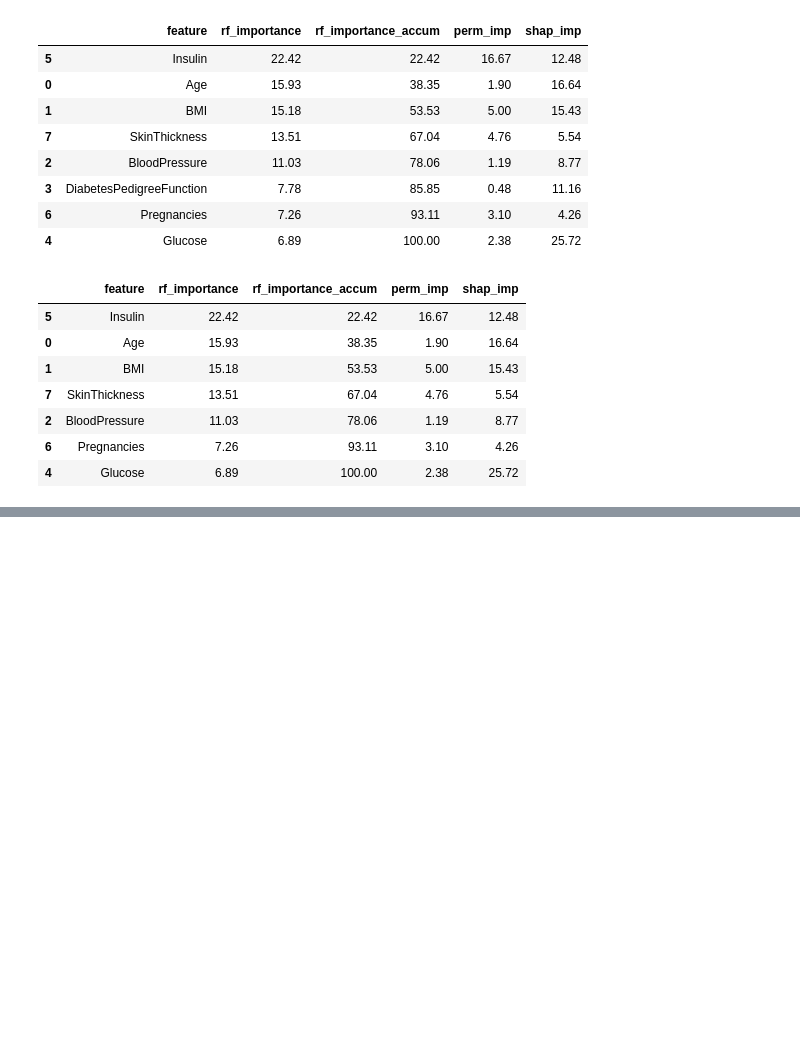
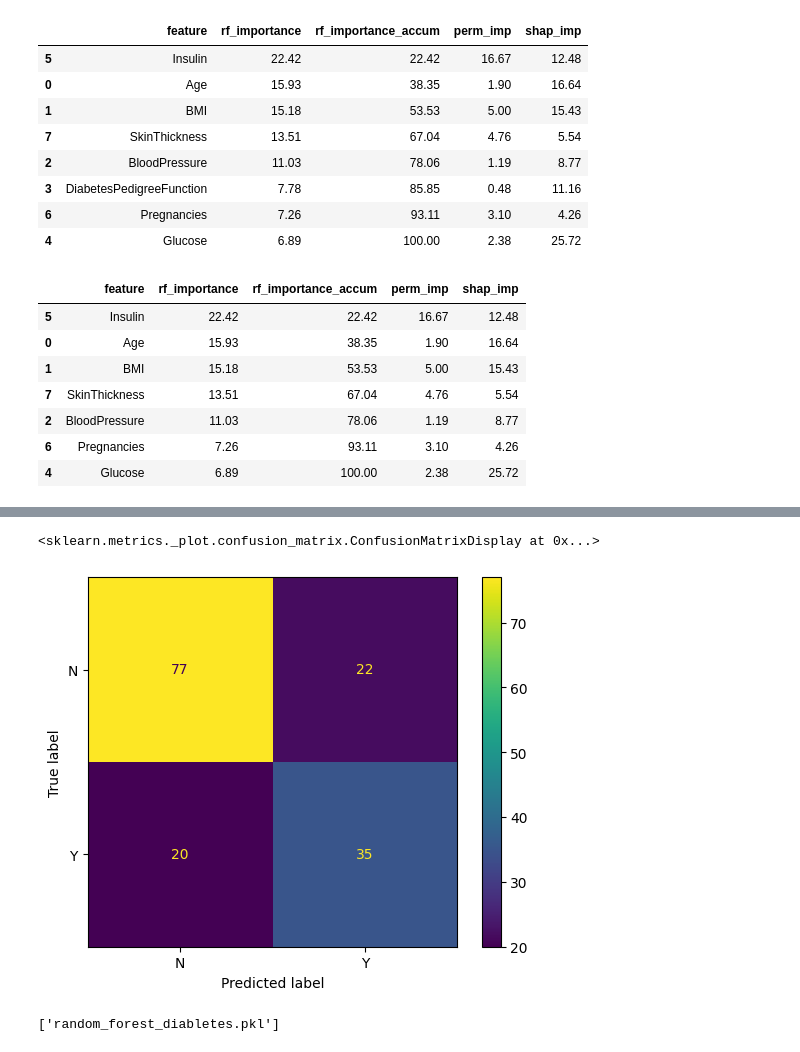
Before and after one commit to 4GeeksAcademy/anagabsr-intro-ml, a Jupyter notebook: src/05-random-forest.ipynb, the cells around one changed output, grey strips where cells are left out. Cells and saved outputs as stored; diff of their text form; code cells hidden in the pictures; blank space fills up the shorter version.

```diff
--- a/src/05-random-forest.ipynb
+++ b/src/05-random-forest.ipynb
@@ -207,0 +269,4 @@ df_filt
+# %%
+#v2 complejo
+random_f_2 = RandomForestClassifier(n_estimators=100,max_depth=20,min_samples_leaf=1,random_state=42)
+random_f_2.fit(X_train_sel,y_train)
@@ -207,0 +275,4 @@ df_filt
+# %%
+#V2: evaluacion del modelo en entrenamiento y prueba
+train_pred2 = random_f_2.predict(X_train_sel)
+test_pred2= random_f_2.predict(X_test_sel)
@@ -207,0 +310,14 @@ df_filt
+# %%
+#Matriz 2
+cm = confusion_matrix(y_test, test_pred2)
+cm
+
+disp = ConfusionMatrixDisplay(confusion_matrix=cm, display_labels=['N', 'Y'])
+disp.plot()
+# %% [output]
+<sklearn.metrics._plot.confusion_matrix.ConfusionMatrixDisplay at 0x...>
+[figure, added]
+# %%
+joblib.dump(random_f_1,'random_forest_diabletes.pkl')
+# %% [output]
+['random_forest_diabletes.pkl']
```
Also changed, not shown: parts of 11 cells of this notebook, 1 other file.
